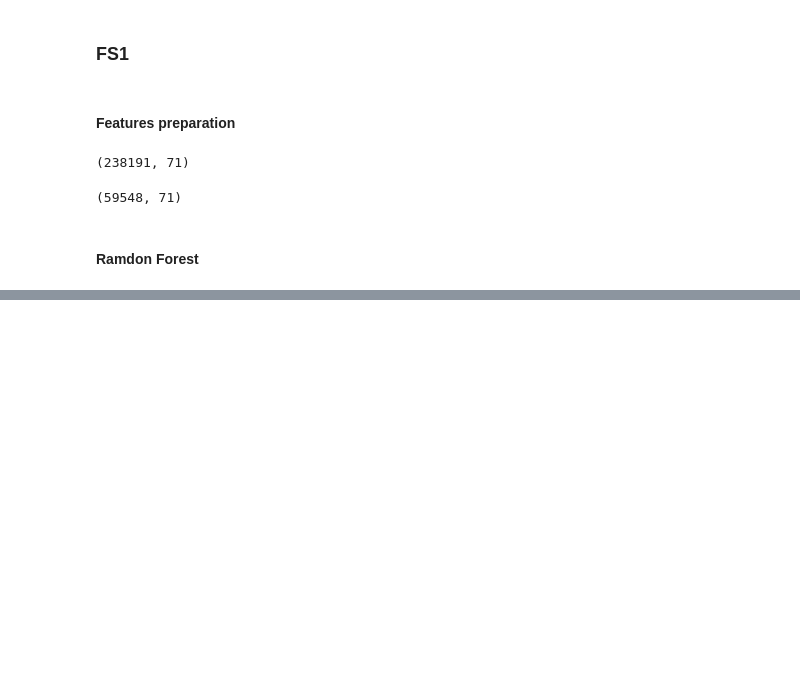
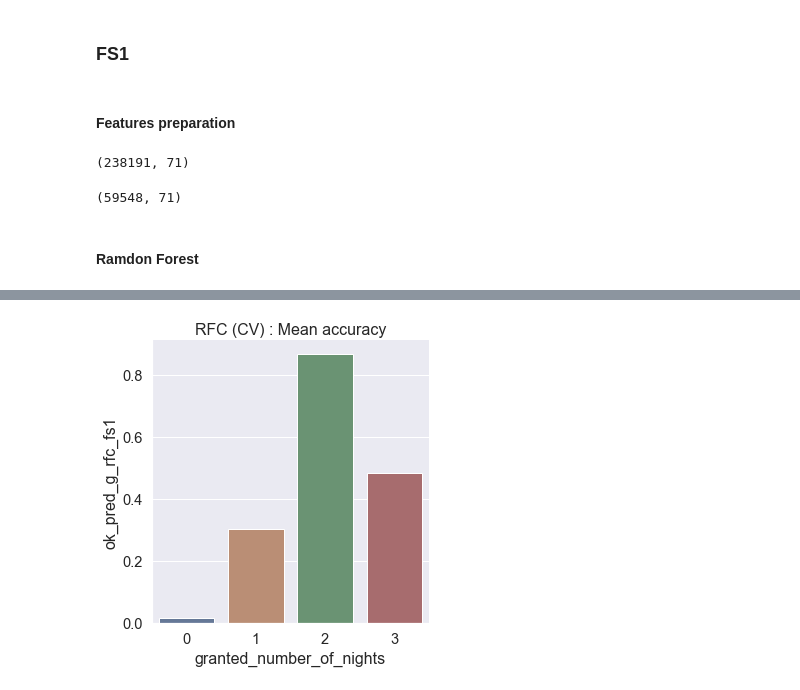
Before and after one commit to jeugregg/data-science-test, a Jupyter notebook: 02_Features_and_Model.ipynb, the cells around one changed output, grey strips where cells are left out. Saved outputs shown, nothing was run; the diff lists cells and outputs as text; code cells hidden in the pictures; blank space fills up the shorter version.

```diff
--- a/02_Features_and_Model.ipynb
+++ b/02_Features_and_Model.ipynb
@@ -1007,0 +1232,17 @@ log_loss(["spam", "ham", "ham", "spam"],
+# %%
+# Cross validation for hyperparameters
+# 0.966 {'max_depth': 25, 'max_features': 8, 'min_samples_split': 5, 'n_estimators': 200}
+g_rfc_fs1_cv = model_selection.GridSearchCV(rfc_fs1_cv,
+    param_grid,
+    cv=cv,
+    scoring=score,
+    n_jobs=-1)
+
+# Optimize
+t_0 = time.time()
+g_rfc_fs1_cv.fit(X_train_n, y_train)
+t_1 = time.time()
+print("timing total: {} s".format(t_1-t_0))
+# Afficher le(s) hyperparamètre(s) optimaux
+print("Meilleur(s) hyperparamètre(s) sur le jeu d'entraînement:")
+print (g_rfc_fs1_cv.best_params_)
@@ -1007,0 +1290,12 @@ log_loss(["spam", "ham", "ham", "spam"],
+# %%
+y_test_pred = g_rfc_fs1_cv.best_estimator_.predict(X_test_n)
+df_test["y_test_pred_g_rfc_fs1"] = y_test_pred
+df_test["ok_pred_g_rfc_fs1"] = df_test["y_test_pred_g_rfc_fs1"] \
+    == df_test["granted_number_of_nights"]
+
+#def fun_mean_ok(serie_in, nb_samples):
+
+pt_count_g_rfc_fs1 = pd.pivot_table(df_test,
+                              values=['ok_pred_g_rfc_fs1'],
+               index=['granted_number_of_nights'], aggfunc=["count","mean"])
+pt_count_g_rfc_fs1
@@ -1007,0 +1310,9 @@ log_loss(["spam", "ham", "ham", "spam"],
+# %%
+g = sns.catplot(x="granted_number_of_nights", y="ok_pred_g_rfc_fs1",
+                data=df_test, saturation=.5,
+                kind="bar", ci=None)
+fig = plt.gcf()
+ax = plt.gca()
+ax.set_title("RFC (CV) : Mean accuracy");
+# %% [output]
+[figure, added]
```
Also changed, not shown: parts of 80 cells of this notebook, 2 other files.
